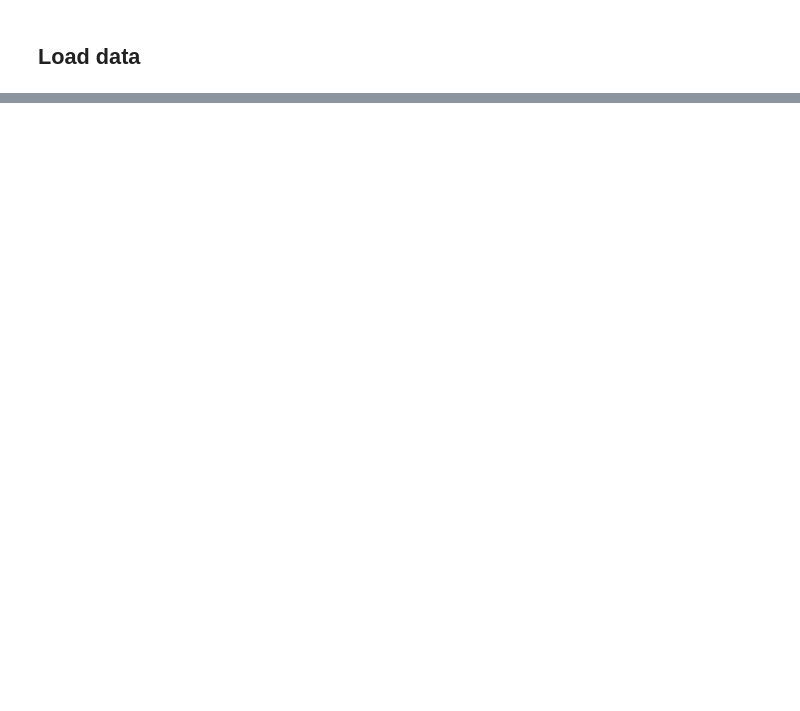
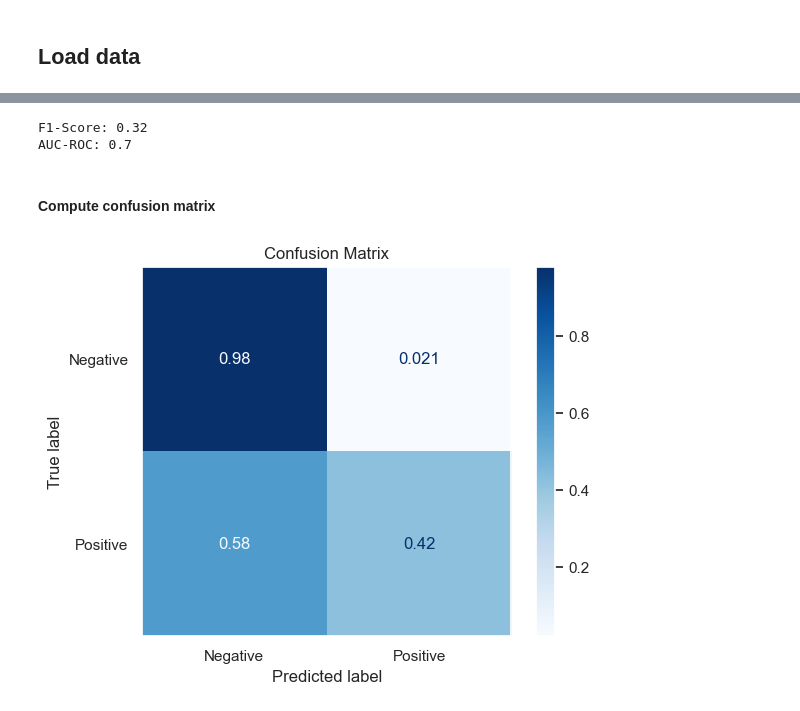
Before and after one commit to AGE90/ptbxl-challenge, a Jupyter notebook: notebooks/04-AGE-feture_selection.ipynb, the cells around one changed output, grey strips where cells are left out. Drawn from its saved outputs; the diff is of its cells as text; code cells hidden in the pictures; blank space fills up the shorter version.

```diff
--- a/notebooks/04-AGE-feture_selection.ipynb
+++ b/notebooks/04-AGE-feture_selection.ipynb
@@ -38,0 +75,2 @@ Number of samples: 9553
+# %%
+scale_pos_weight = np.round(target_counts[0] / target_counts[1], 2)
@@ -64,0 +118,37 @@ plt.show()
+# %%
+# Get recommended features
+X = dataset[demographic_columns + ['DF_II', 'DF_V1', 'DF_V5']]
+y = dataset[target_column]
+
+# Split dataset
+X_train, X_test, y_train, y_test = train_test_split(
+    X, y, test_size=0.33, random_state=42
+)
+
+# Apply xgboost
+model = XGBClassifier(scale_pos_weight=scale_pos_weight)
+model.fit(X_train, y_train)
+
+# Predict
+y_pred = model.predict(X_test)
+
+# Evaluate
+print(f'F1-Score: {np.round(f1_score(y_test, y_pred), 2)}')
+print(f'AUC-ROC: {np.round(roc_auc_score(y_test, y_pred), 2)}')
+# %% [output]
+F1-Score: 0.32
+AUC-ROC: 0.7
+# %% [markdown]
+#### Compute confusion matrix
+# %%
+cm = confusion_matrix(y_test, y_pred, normalize='true')
+
+# Plot the confusion matrix
+disp = ConfusionMatrixDisplay(confusion_matrix=cm, display_labels=['Negative', 'Positive'])
+disp.plot(cmap=plt.cm.Blues)
+plt.title("Confusion Matrix")
+
+plt.grid(False)
+plt.show()
+# %% [output]
+[figure, added]
```
Also changed, not shown: parts of 16 cells of this notebook, 1 other file.
